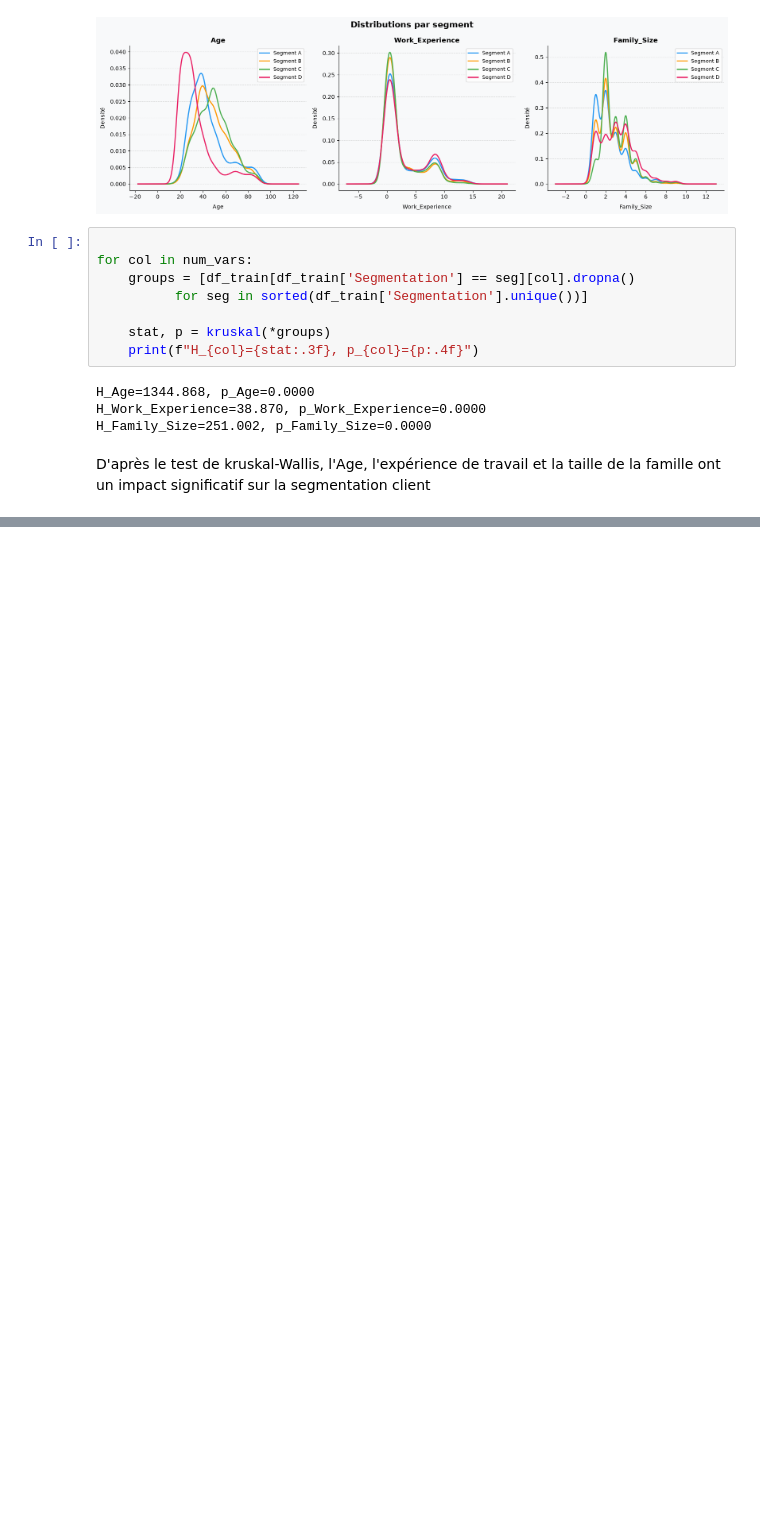
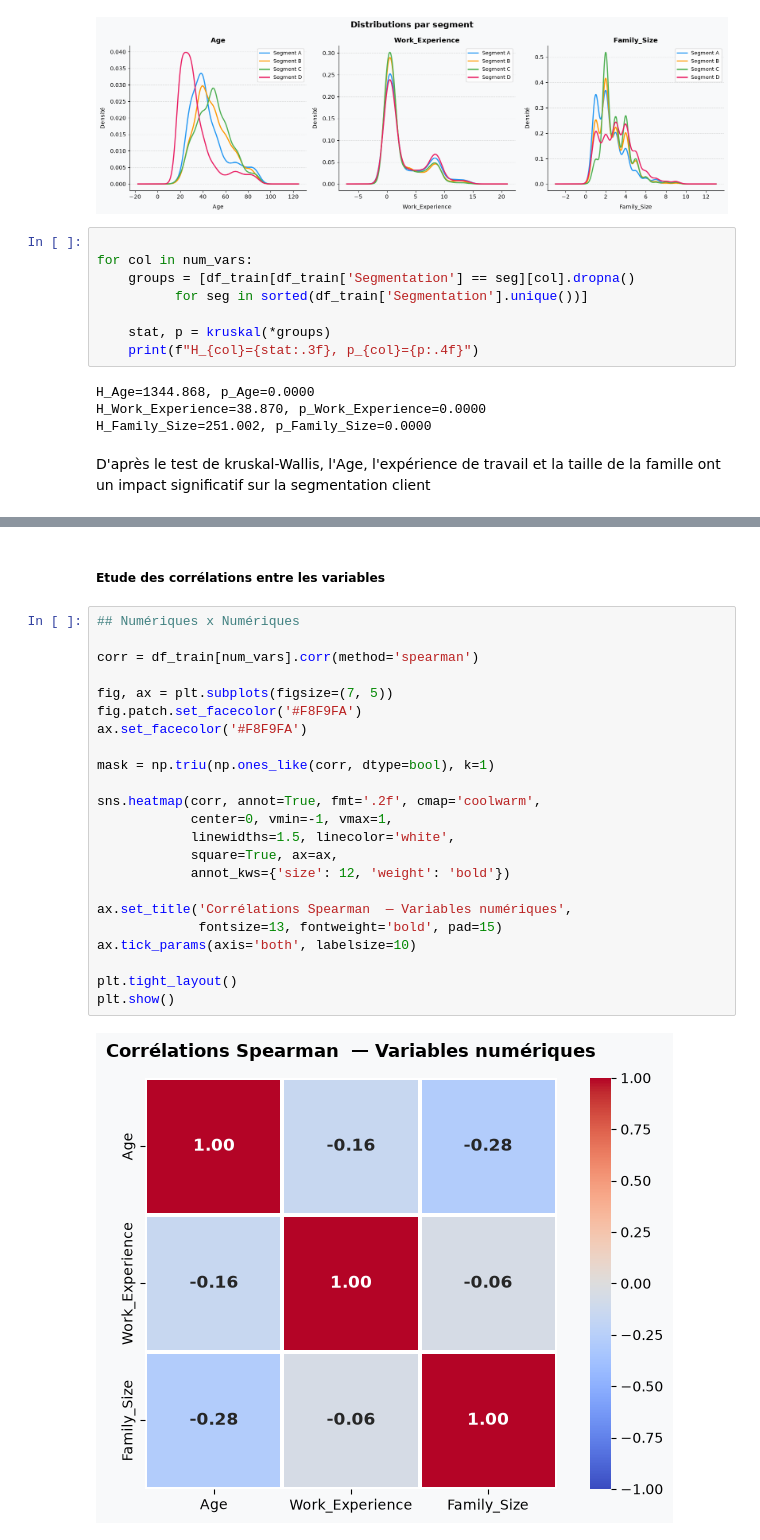
Before and after one commit to JOREL531/projet_JAKALA, a Jupyter notebook: code/exploration.ipynb, the cells around one changed output, grey strips where cells are left out. Drawn from its saved outputs; the diff is of its cells as text; blank space fills up the shorter version.

```diff
--- a/code/exploration.ipynb
+++ b/code/exploration.ipynb
@@ -476,0 +578,27 @@ D'après le test de kruskal-Wallis, l'Age, l'expérience de travail et la taille
+# %% [markdown]
+##### Etude des corrélations entre les variables
+# %%
+## Numériques x Numériques
+
+corr = df_train[num_vars].corr(method='spearman')
+
+fig, ax = plt.subplots(figsize=(7, 5))
+fig.patch.set_facecolor('#F8F9FA')
+ax.set_facecolor('#F8F9FA')
+
+mask = np.triu(np.ones_like(corr, dtype=bool), k=1)
+
+sns.heatmap(corr, annot=True, fmt='.2f', cmap='coolwarm',
+            center=0, vmin=-1, vmax=1,
+            linewidths=1.5, linecolor='white',
+            square=True, ax=ax,
+            annot_kws={'size': 12, 'weight': 'bold'})
+
+ax.set_title('Corrélations Spearman  — Variables numériques',
+             fontsize=13, fontweight='bold', pad=15)
+ax.tick_params(axis='both', labelsize=10)
+
+plt.tight_layout()
+plt.show()
+# %% [output]
+[figure, added]
```
Also changed, not shown: parts of 11 cells of this notebook.
